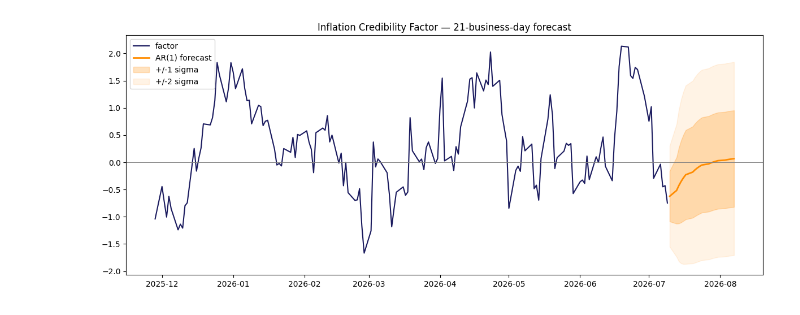
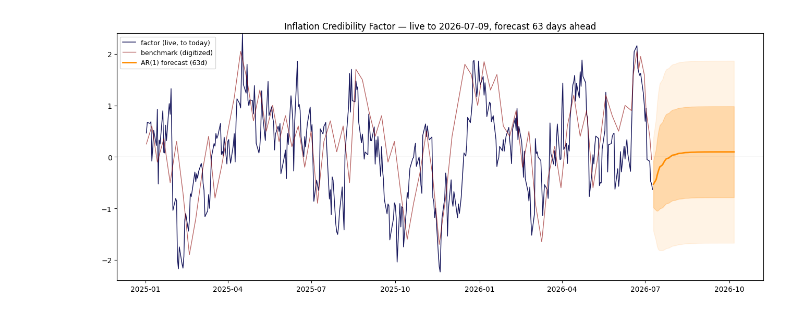
Before and after one commit to alexbrownian/Incoherence_Watch, a Jupyter notebook: inflation_credibility_factor/02_validate_and_predict.ipynb, the cells around one changed output. Drawn from its saved outputs; the diff is of its cells as text; code cells hidden in the pictures.

```diff
--- a/inflation_credibility_factor/02_validate_and_predict.ipynb
+++ b/inflation_credibility_factor/02_validate_and_predict.ipynb
@@ -104,16 +304,0 @@ of a spike has decayed = `ln(0.5) / ln(b)`.
-# %%
-y = factor.dropna()
-today = y.values[:-1]      # x: factor today
-tomorrow = y.values[1:]    # y: factor tomorrow
-
-b, a = np.polyfit(today, tomorrow, 1)   # fit tomorrow = a + b*today
-residuals = tomorrow - (a + b * today)
-noise_std = residuals.std()
-
-half_life = np.log(0.5) / np.log(b)
-long_run_mean = a / (1 - b)
-
-print(f"AR(1) fit: tomorrow = {a:+.4f} + {b:.4f} * today")
-print(f"Shock half-life : {half_life:.1f} business days")
-print(f"Long-run mean   : {long_run_mean:+.2f}")
-print(f"Daily noise std : {noise_std:.3f}")
@@ -133,35 +353,44 @@ that around the path.
 # %%
-HORIZON = 21
-last_value = y.iloc[-1]
-last_date = y.index[-1]
+def live_refresh(horizon=63):
+    """Pull to today, rebuild, plot history + benchmark + forecast fan."""
+    with open("chosen_method.json") as f:
+        method = json.load(f)
 
-path, spread = [], []
-value = last_value
-for k in range(1, HORIZON + 1):
-    value = a + b * value
-    path.append(value)
-    spread.append(noise_std * np.sqrt((1 - b ** (2 * k)) / (1 - b ** 2)))
+    raw = bbg.bdh(fl.TICKERS, "PX_LAST",
+                  pd.Timestamp(2025, 1, 1).date()).ffill().dropna()
+    signed_z = fl.build_signed_zscores(raw, ewm_kind=method["ewm_kind"],
+                                       z_on=method["z_on"], oil=method["oil"])
+    live = fl.build_factor(signed_z)
 
-future_dates = pd.bdate_range(last_date, periods=HORIZON + 1)[1:]
-path = np.array(path)
-spread = np.array(spread)
+    fdates, path, spread, info = ar1_forecast(live, horizon)
 
-history = y.iloc[-160:]
-fig, ax = plt.subplots(figsize=(12, 5))
-ax.plot(history.index, history.values, color="#1a1a5e", label="factor")
-ax.plot(future_dates, path, color="darkorange", linewidth=2, label="AR(1) forecast")
-ax.fill_between(future_dates, path - spread, path + spread,
-                color="darkorange", alpha=0.25, label="+/-1 sigma")
-ax.fill_between(future_dates, path - 2 * spread, path + 2 * spread,
-                color="darkorange", alpha=0.10, label="+/-2 sigma")
-ax.axhline(0, color="grey", linewidth=0.7)
-ax.set_title("Inflation Credibility Factor — 21-business-day forecast")
-ax.legend(loc="upper left")
-plt.tight_layout()
-plt.savefig("factor_forecast.png", dpi=120)
-plt.show()
+    fig, ax = plt.subplots(figsize=(13, 5.5))
+    ax.plot(live.index, live.values, color="#1a1a5e", linewidth=1.1,
+            label="factor (live, to today)")
+    ax.plot(benchmark.index, benchmark.values, color="darkred",
+            linewidth=1.0, alpha=0.6, label="benchmark (digitized)")
+    ax.plot(fdates, path, color="darkorange", linewidth=2,
+            label=f"AR(1) forecast ({horizon}d)")
+    ax.fill_between(fdates, path - spread, path + spread,
+                    color="darkorange", alpha=0.25)
+    ax.fill_between(fdates, path - 2 * spread, path + 2 * spread,
+                    color="darkorange", alpha=0.10)
+    ax.axhline(0, color="grey", linewidth=0.7)
+    ax.set_ylim(-2.4, 2.4)
+    ax.set_title(f"Inflation Credibility Factor — live to "
+                 f"{live.index[-1].date()}, forecast {horizon} days ahead")
+    ax.legend(loc="upper left", fontsize=9)
+    plt.tight_layout()
+    plt.savefig("factor_live.png", dpi=120)
+    plt.show()
 
-print(f"Forecast in 21 days: {path[-1]:+.2f}  "
-      f"(from {last_value:+.2f} today, reverting toward {long_run_mean:+.2f})")
+    print(f"As of {live.index[-1].date()}: factor = {live.iloc[-1]:+.2f}")
+    print(f"Forecast {horizon}d ahead : {path[-1]:+.2f} "
+          f"(reverting toward {info['long_run_mean']:+.2f}, "
+          f"half-life {info['half_life']:.1f}d)")
+    return live
+
+
+live_factor = live_refresh()
 # %% [output]
-[figure, old version]
+[figure, new version]
```
Also changed, not shown: parts of 28 cells of this notebook, 7 other files.
